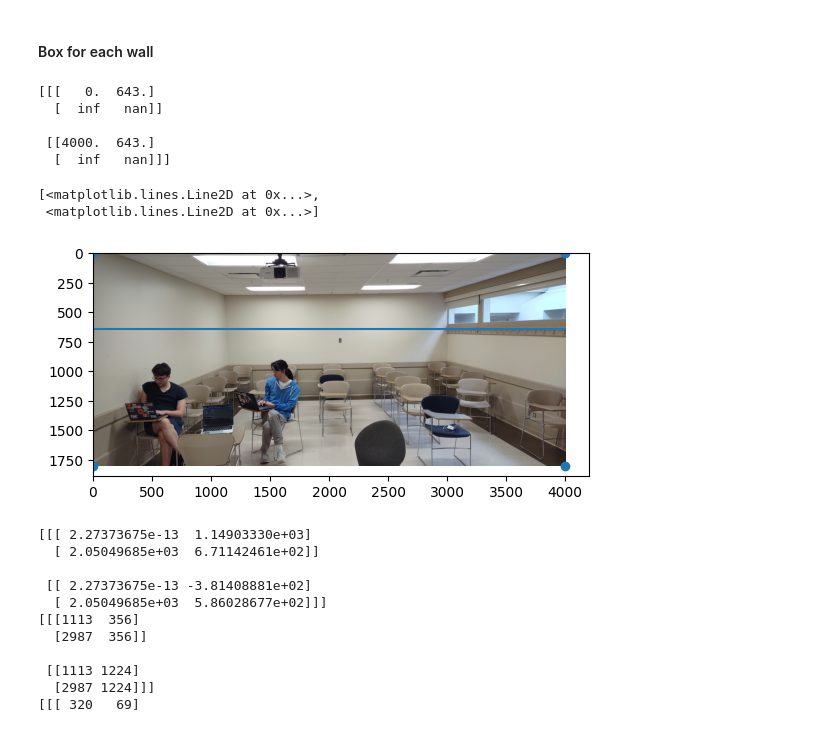
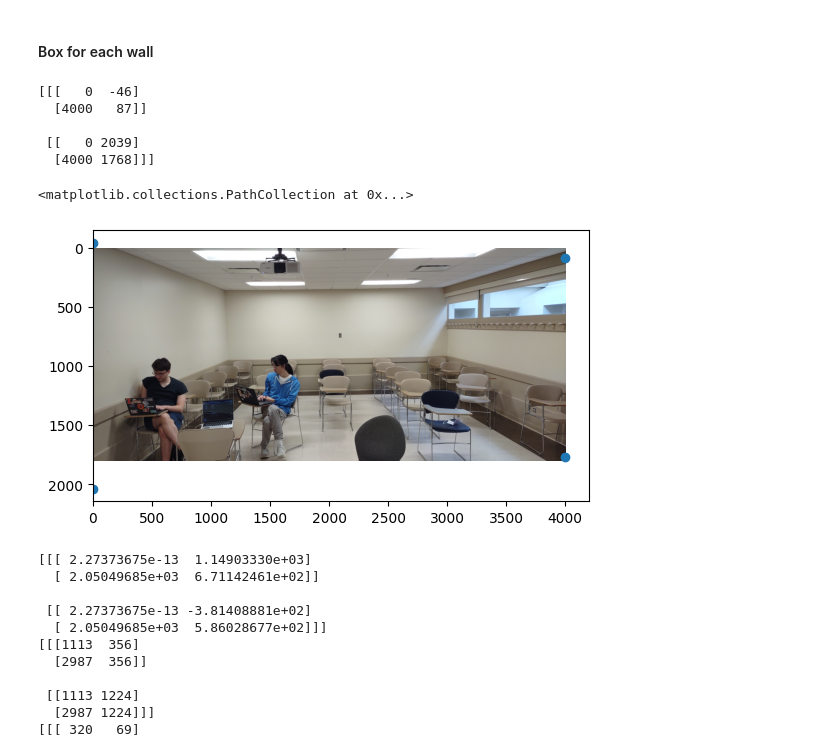
Before and after one commit to AnimeHiyoko/CS-445-Final-Project, a Jupyter notebook: Final_Project.ipynb, the cells around one changed output. Cells and saved outputs as stored; diff of their text form; code cells hidden in the pictures.

Commit message:
extend wall edges in wall_corners

```diff
--- a/Final_Project.ipynb
+++ b/Final_Project.ipynb
@@ -109,39 +109,37 @@ depth_image = int(depth_image)
 # %% [markdown]
 #### Box for each wall
 # %%
-# compute points for floor
 # extend each edge so that it goes beyond the image
 alpha = 2 # TODO calculate depth of close_box from alpha
 close_box = vp * (1 - alpha) + box * alpha
 
 # plt.plot(box[...,0],box[...,1])
 
 
-
-wall_edge_vectors = box - vp # (2, 2, 2)
-wall_edge_vectors = (wall_edge_vectors / np.max(wall_edge_vectors, axis=-1)).astype('int32')
-image_corners = np.array([[[           0, 0], [           0, height_image]],
-                          [[width_image, 0], [width_image, height_image]] ])
-plt.scatter(image_corners[...,0],image_corners[...,1])
+wall_edge_vectors = box - vp  # (2, 2, 2) # everything is x,y except when we have to convert to and from image
+# wall_edge_vectors = (wall_edge_vectors / np.max(wall_edge_vectors))
+image_corners = np.array([[[0, height_image], [width_image, height_image]],
+                          [[0,0], [width_image, 0]] ])
 vp_to_image_corners = image_corners - vp # (2, 2, 2)
 scale_factors = vp_to_image_corners / wall_edge_vectors # (2, 2, 2)
 scale_factors = np.max(scale_factors, axis = -1)
 assert scale_factors.shape == (2, 2), scale_factors.shape
 wall_corners = wall_edge_vectors * scale_factors[..., np.newaxis] + vp
-# wall_corners_possible = wall_edge_vectors * scale_factors # (2, 2, 2, 1) TODO this might be being done incorrectly
-# assert wall_corners_possible.shape == (2,2,2,2),  wall_corners_possible.shape
-print(wall_corners)
+
+edge_length = la.norm(wall_corners - vp)
+
 plt.imshow(image_rgb)
-plt.plot(wall_corners[..., 0], wall_corners[..., 1])
+
+print(wall_corners.astype('int'))
+plt.scatter(wall_corners[..., 0], wall_corners[..., 1])
 # %% [output]
-[[[   0.  643.]
-  [  inf   nan]]
+[[[   0  -46]
+  [4000   87]]
 
- [[4000.  643.]
-  [  inf   nan]]]
+ [[   0 2039]
+  [4000 1768]]]
-[<matplotlib.lines.Line2D at 0x...>,
- <matplotlib.lines.Line2D at 0x...>]
+<matplotlib.collections.PathCollection at 0x...>
-[figure, old version]
+[figure, new version]
 # %%
 # wall_corners = np.max(wall_corners_possible, where=la.norm(wall_corners_possible - vp, axis=-1), axis=-1)
 # print(wall_corners)
```
